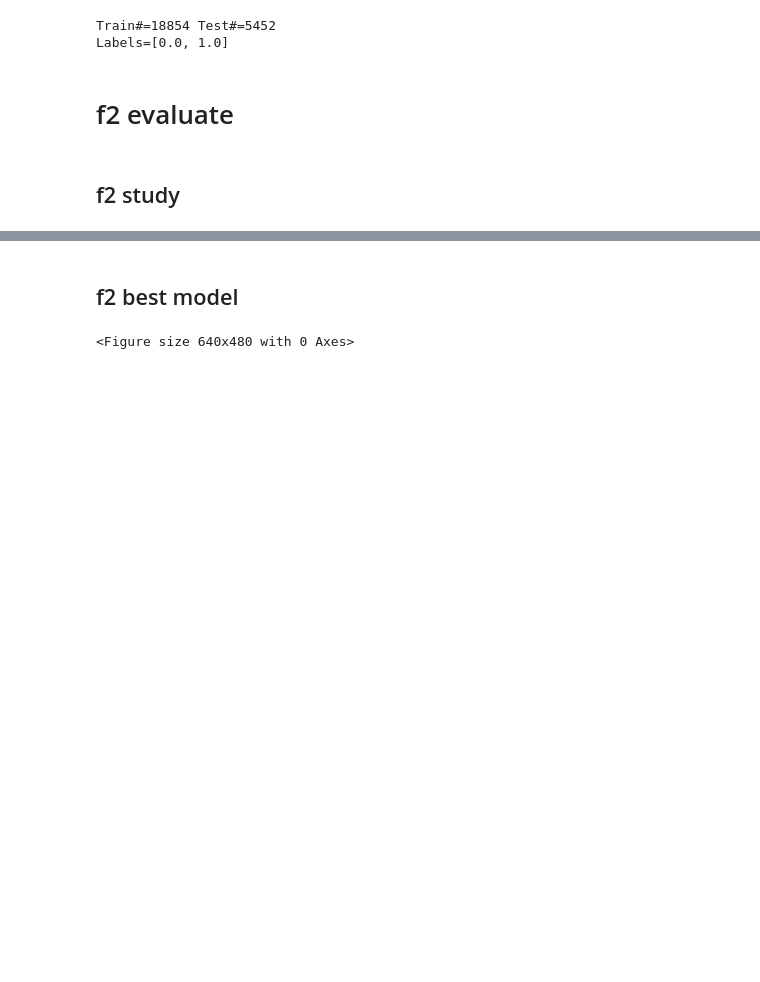
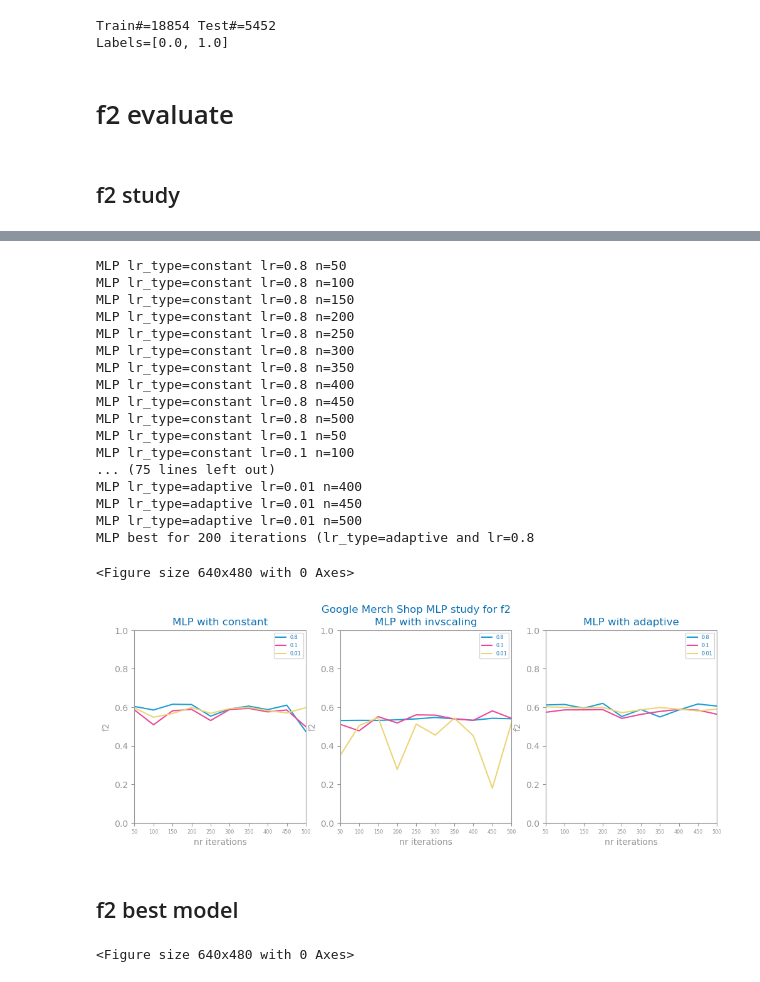
Before and after one commit to jvanalytics/ist_dash_2024_rec, a Jupyter notebook: notebooks/google_merch_store/11_ga4_merch_eval_neural_networks.ipynb, the cells around one changed output, grey strips where cells are left out. Saved outputs shown, nothing was run; the diff lists cells and outputs as text; code cells hidden in the pictures; blank space fills up the shorter version.

```diff
--- a/notebooks/google_merch_store/11_ga4_merch_eval_neural_networks.ipynb
+++ b/notebooks/google_merch_store/11_ga4_merch_eval_neural_networks.ipynb
@@ -182,3 +184,40 @@ MLP best for 1000 iterations (lr_type=adaptive and lr=0.5
+# %%
+figure()
+
+best_model_f2_alt, f2_params_alt = mlp_study(
+    trnX,
+    trnY,
+    tstX,
+    tstY,
+    nr_max_iterations=500,
+    lag=50,
+    metric='f2',
+    learning_rates= [0.8, 0.1,0.01],
+
+    file_tag=file_tag
+)
+# savefig(f"images/{file_tag}_mlp_{f2_params['metric']}_study.png")
+show()
+# %% [output]
+MLP lr_type=constant lr=0.8 n=50
+MLP lr_type=constant lr=0.8 n=100
+MLP lr_type=constant lr=0.8 n=150
+MLP lr_type=constant lr=0.8 n=200
+MLP lr_type=constant lr=0.8 n=250
+MLP lr_type=constant lr=0.8 n=300
+MLP lr_type=constant lr=0.8 n=350
+MLP lr_type=constant lr=0.8 n=400
+MLP lr_type=constant lr=0.8 n=450
+MLP lr_type=constant lr=0.8 n=500
+MLP lr_type=constant lr=0.1 n=50
+MLP lr_type=constant lr=0.1 n=100
+... (75 lines left out)
+MLP lr_type=adaptive lr=0.01 n=400
+MLP lr_type=adaptive lr=0.01 n=450
+MLP lr_type=adaptive lr=0.01 n=500
+MLP best for 200 iterations (lr_type=adaptive and lr=0.8
+<Figure size 640x480 with 0 Axes>
+[figure, added]
 # %% [markdown]
 ## f2 best model
 # %%
```
Also changed, not shown: parts of 8 cells of this notebook, 10 other files.
